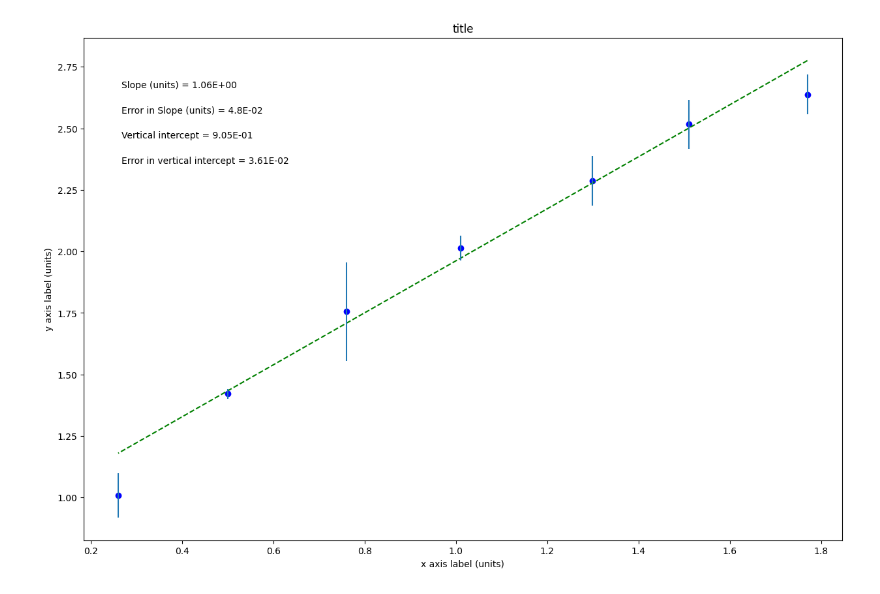
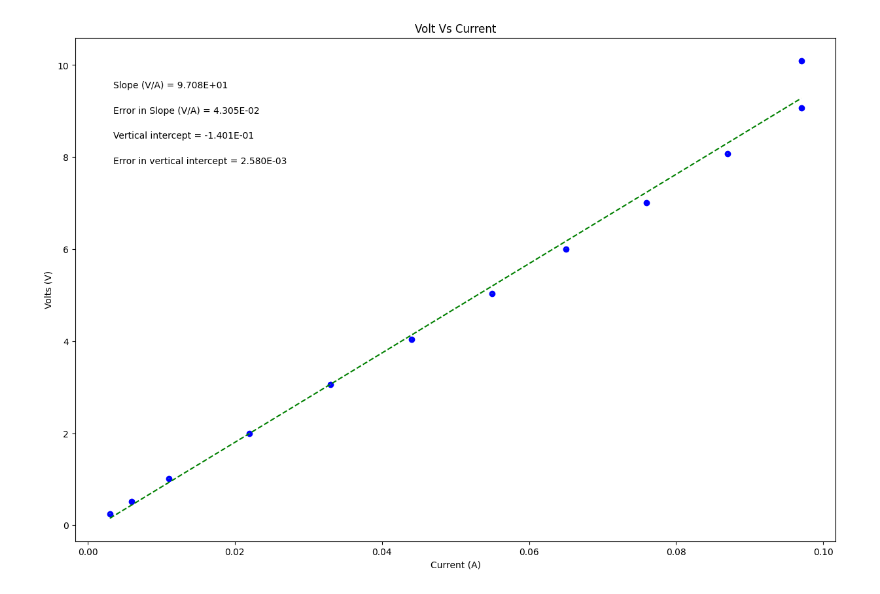
Before and after one commit to ELoran2435/PhysicsSpring2025, a Jupyter notebook: Ohm'sLaw.ipynb, the cells around one changed output. Saved outputs shown, nothing was run; the diff lists cells and outputs as text; code cells hidden in the pictures.

```diff
--- a/Ohm'sLaw.ipynb
+++ b/Ohm'sLaw.ipynb
@@ -19,28 +19,28 @@ import matplotlib.pyplot as plt
 #variable names should start with a letter and must contain only letters, numbers, and underscores
 
 
-xvariable_changeme = np.array([1.770, 1.510, 1.299, 1.010, 0.760, 0.500, 0.260])
+xvariable_current = np.array([0.003, 0.006, 0.011, 0.022, 0.033, 0.044, 0.055, 0.065, 0.076, 0.087, 0.097, 0.097])
 
-yvariable_changeme = np.array([2.638, 2.517, 2.287, 2.014, 1.756, 1.421, 1.009])
+yvariable_volt = np.array([0.253, 0.515, 1.018, 2.0, 3.056, 4.044, 5.036, 6.005, 7.01, 8.08, 9.07, 10.09])
 
-err_yvariable_changeme = np.array([0.08, 0.1, 0.1, 0.05, 0.2, 0.02, 0.09])
+err_yvariable_volt = np.array([0.005, 0.005, 0.005, 0.005, 0.005, 0.005, 0.005, 0.005, 0.005, 0.005, 0.005, 0.005])
 
 
 
 #Re-assign variables as x, y, dy so that the remaining plotting code may remain generic
 #UPDATE VARIABLE NAMES (ON RHS OF EACH EQUAL SIGN) TO MATCH VARIABLE NAMES FOR DATA ABOVE
 
-x = xvariable_changeme             #this should be the array you want to plot on the x axis
-y = yvariable_changeme             #this should be the array you want to plot on the y axis
-dy = err_yvariable_changeme        #this should be your error in y array
+x = xvariable_current             #this should be the array you want to plot on the x axis
+y = yvariable_volt            #this should be the array you want to plot on the y axis
+dy = err_yvariable_volt        #this should be your error in y array
 
 
 #UPDATE EACH OF THESE 4 STRINGS FOR YOUR PLOT LABELS AS YOU WANT THEM TO APPEAR
 
-plot_title= 'title'
-x_label= 'x axis label (units)'
-y_label= 'y axis label (units)'
-slope_units= 'units'
+plot_title= 'Volt Vs Current'
+x_label= 'Current (A)'
+y_label= 'Volts (V)'
+slope_units= 'V/A'
 
 #UPDATE ANNOTATION PLACEMENT SO IT'S OUT OF WAY OF PLOTTED DATA AND BEST FIT LINE
 #integer from 1 to 4, top R corner is 1 (counter-clockwise from there)
@@ -92,31 +92,31 @@ elif annotation_placement==3 or annotation_placement==4:
 #Don't need to change anything in this section!
 
 #Plot data on graph. Plot error bars and place values for slope,
 #error in slope, and vertical intercept (plus error) on the plot using "annotate"
 
 plt.figure(figsize=(15,10))
 
 plt.plot(x, fit, color='green', linestyle='--')
 plt.scatter(x, y, color='blue', marker='o')
 
 plt.xlabel(x_label)
 plt.ylabel(y_label)
 plt.title(plot_title)
 
 plt.errorbar(x, y, yerr=dy, xerr=None, fmt="none") #don't need to plot x error bars
 
 plt.annotate('Slope ({}) = {value:.{digits}E}'.format(slope_units,value=m, digits=3),
              (xpos, ypos[0]), xycoords='axes fraction')
 
 plt.annotate('Error in Slope ({}) = {value:.{digits}E}'.format(slope_units,value=dm, digits=3),
              (xpos, ypos[1]), xycoords='axes fraction')
 
 plt.annotate('Vertical intercept = {value:.{digits}E}'.format(value=b, digits=3),
              (xpos, ypos[2]), xycoords='axes fraction')
 
 plt.annotate('Error in vertical intercept = {value:.{digits}E}'.format(value=db, digits=3),
              (xpos, ypos[3]), xycoords='axes fraction')
 
 plt.show()
 # %% [output]
-[figure, old version]
+[figure, new version]
```
